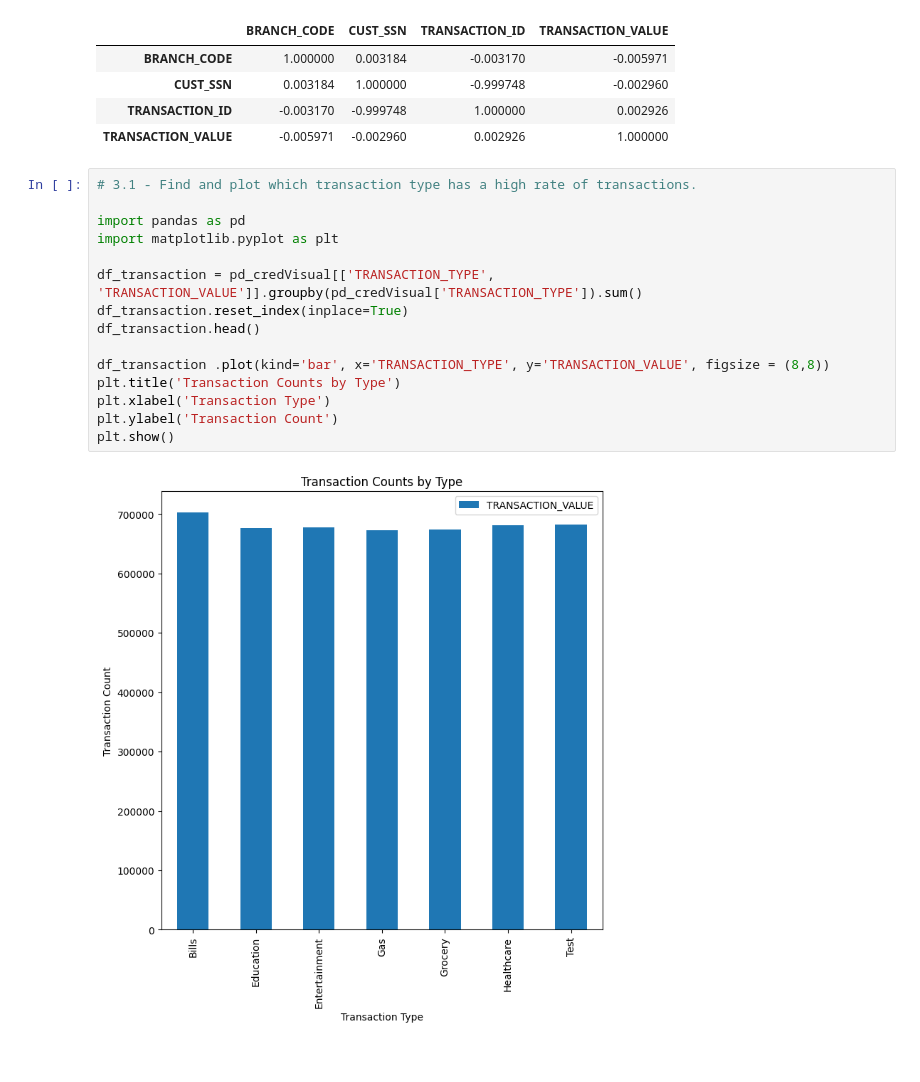
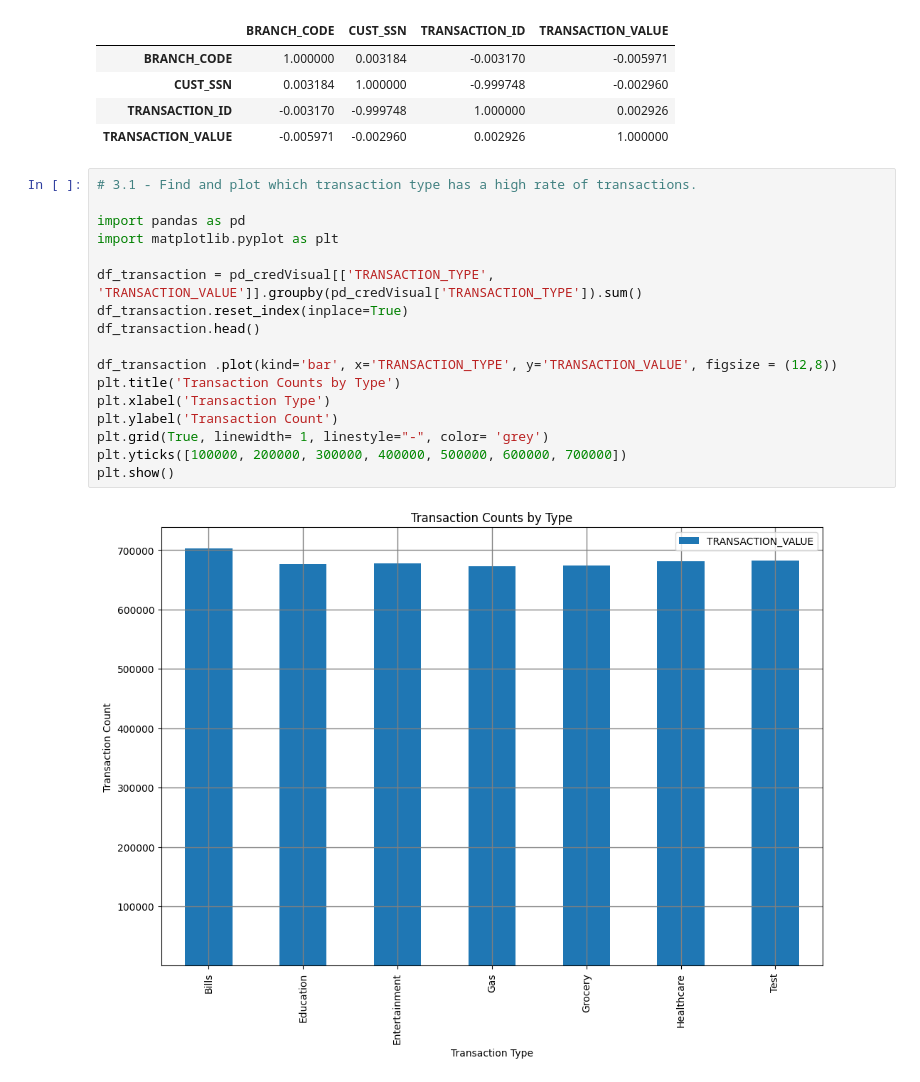
Before and after one commit to Mary-Dayana/Capstone, a Jupyter notebook: 3_visualization_Files.ipynb, the cells around one changed output. Drawn from its saved outputs; the diff is of its cells as text.

```diff
--- a/3_visualization_Files.ipynb
+++ b/3_visualization_Files.ipynb
@@ -53,20 +53,22 @@ pd_credVisual.corr()
 # %%
 # 3.1 - Find and plot which transaction type has a high rate of transactions.
 
 import pandas as pd
 import matplotlib.pyplot as plt
 
 df_transaction = pd_credVisual[['TRANSACTION_TYPE', 'TRANSACTION_VALUE']].groupby(pd_credVisual['TRANSACTION_TYPE']).sum()
 df_transaction.reset_index(inplace=True)
 df_transaction.head()
 
-df_transaction .plot(kind='bar', x='TRANSACTION_TYPE', y='TRANSACTION_VALUE', figsize = (8,8))
+df_transaction .plot(kind='bar', x='TRANSACTION_TYPE', y='TRANSACTION_VALUE', figsize = (12,8))
 plt.title('Transaction Counts by Type')
 plt.xlabel('Transaction Type')
 plt.ylabel('Transaction Count')
+plt.grid(True, linewidth= 1, linestyle="-", color= 'grey')
+plt.yticks([100000, 200000, 300000, 400000, 500000, 600000, 700000])
 plt.show()
 # %% [output]
-[figure, old version]
+[figure, new version]
 # %%
 # 3.2 - Find and plot which state has a high number of customers.
 
```
Also changed, not shown: parts of 2 cells of this notebook, 9 other files.
